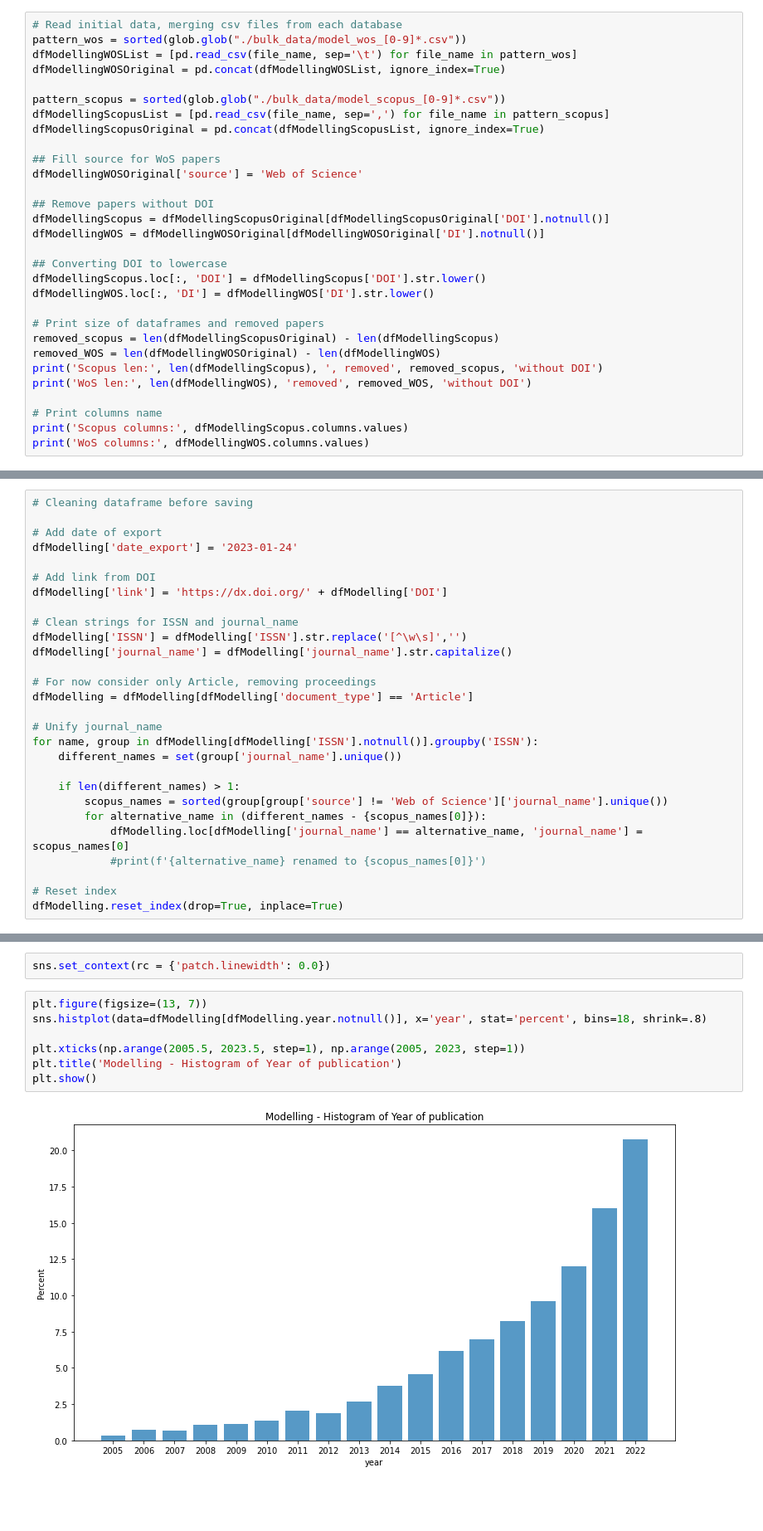
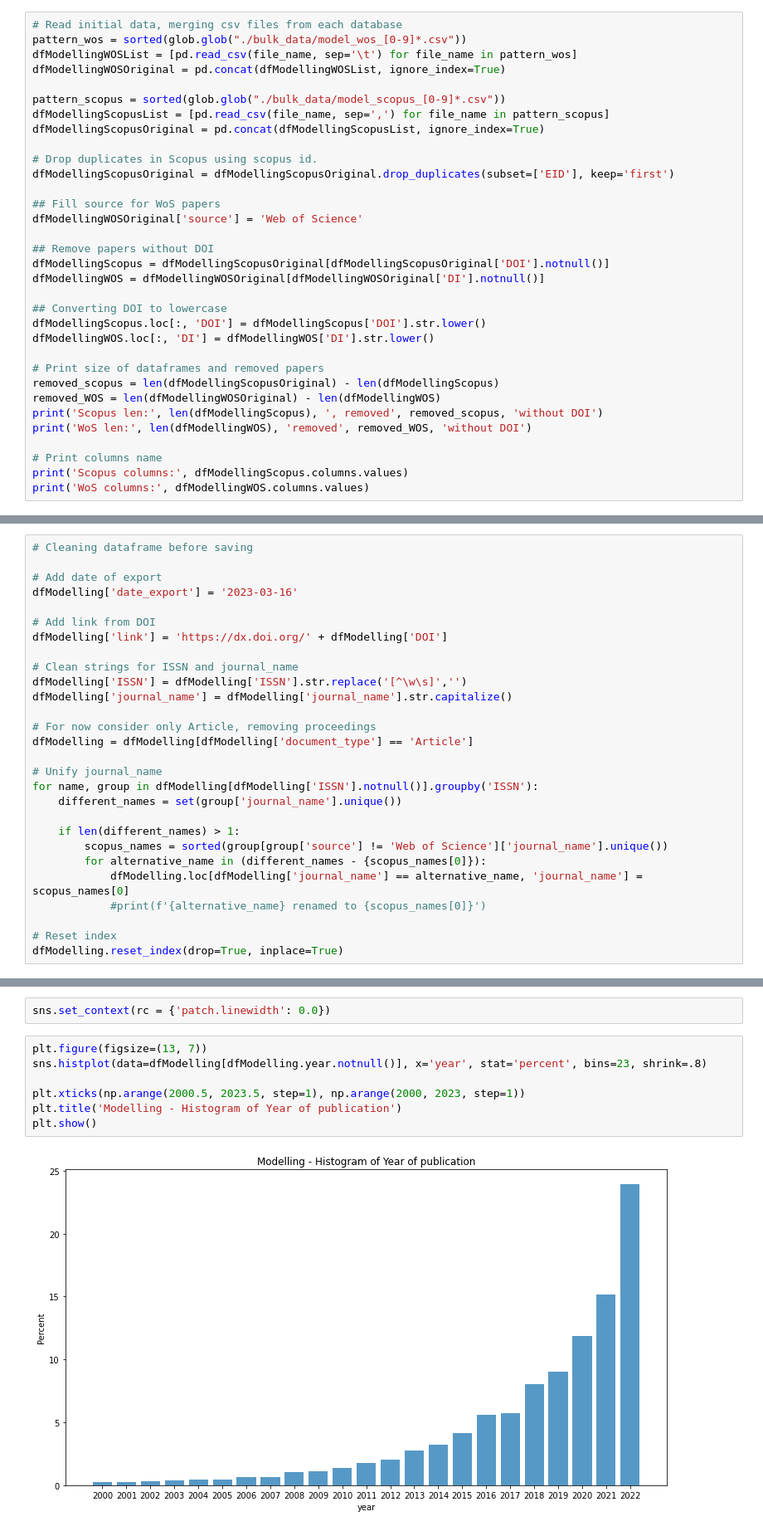
Before and after one commit to vitorhirata/resilience-metrics-review, a Jupyter notebook: modelling_deduplication.ipynb, the cells around one changed output, grey strips where cells are left out. Shown at 83% size. Drawn from its saved outputs; the diff is of its cells as text; blank space fills up the shorter version.

```diff
--- a/modelling_deduplication.ipynb
+++ b/modelling_deduplication.ipynb
@@ -18,6 +18,9 @@ dfModellingWOSOriginal = pd.concat(dfModellingWOSList, ignore_index=True)
 pattern_scopus = sorted(glob.glob("./bulk_data/model_scopus_[0-9]*.csv"))
 dfModellingScopusList = [pd.read_csv(file_name, sep=',') for file_name in pattern_scopus]
 dfModellingScopusOriginal = pd.concat(dfModellingScopusList, ignore_index=True)
+
+# Drop duplicates in Scopus using scopus id.
+dfModellingScopusOriginal = dfModellingScopusOriginal.drop_duplicates(subset=['EID'], keep='first')
 
 ## Fill source for WoS papers
 dfModellingWOSOriginal['source'] = 'Web of Science'
@@ -131,7 +132,7 @@ dfModelling = dfModelling.drop_duplicates(subset=['DOI'], keep='first')
 # Cleaning dataframe before saving
 
 # Add date of export
-dfModelling['date_export'] = '2023-01-24'
+dfModelling['date_export'] = '2023-03-16'
 
 # Add link from DOI
 dfModelling['link'] = 'https://dx.doi.org/' + dfModelling['DOI']
@@ -169,13 +170,13 @@ Final length: 4994
 sns.set_context(rc = {'patch.linewidth': 0.0})
 # %%
 plt.figure(figsize=(13, 7))
-sns.histplot(data=dfModelling[dfModelling.year.notnull()], x='year', stat='percent', bins=18, shrink=.8)
+sns.histplot(data=dfModelling[dfModelling.year.notnull()], x='year', stat='percent', bins=23, shrink=.8)
 
-plt.xticks(np.arange(2005.5, 2023.5, step=1), np.arange(2005, 2023, step=1))
+plt.xticks(np.arange(2000.5, 2023.5, step=1), np.arange(2000, 2023, step=1))
 plt.title('Modelling - Histogram of Year of publication')
 plt.show()
 # %% [output]
-[figure, old version]
+[figure, new version]
 # %%
 cut_line = 200
 
```
Also changed, not shown: parts of 6 cells of this notebook, 1 other file.
